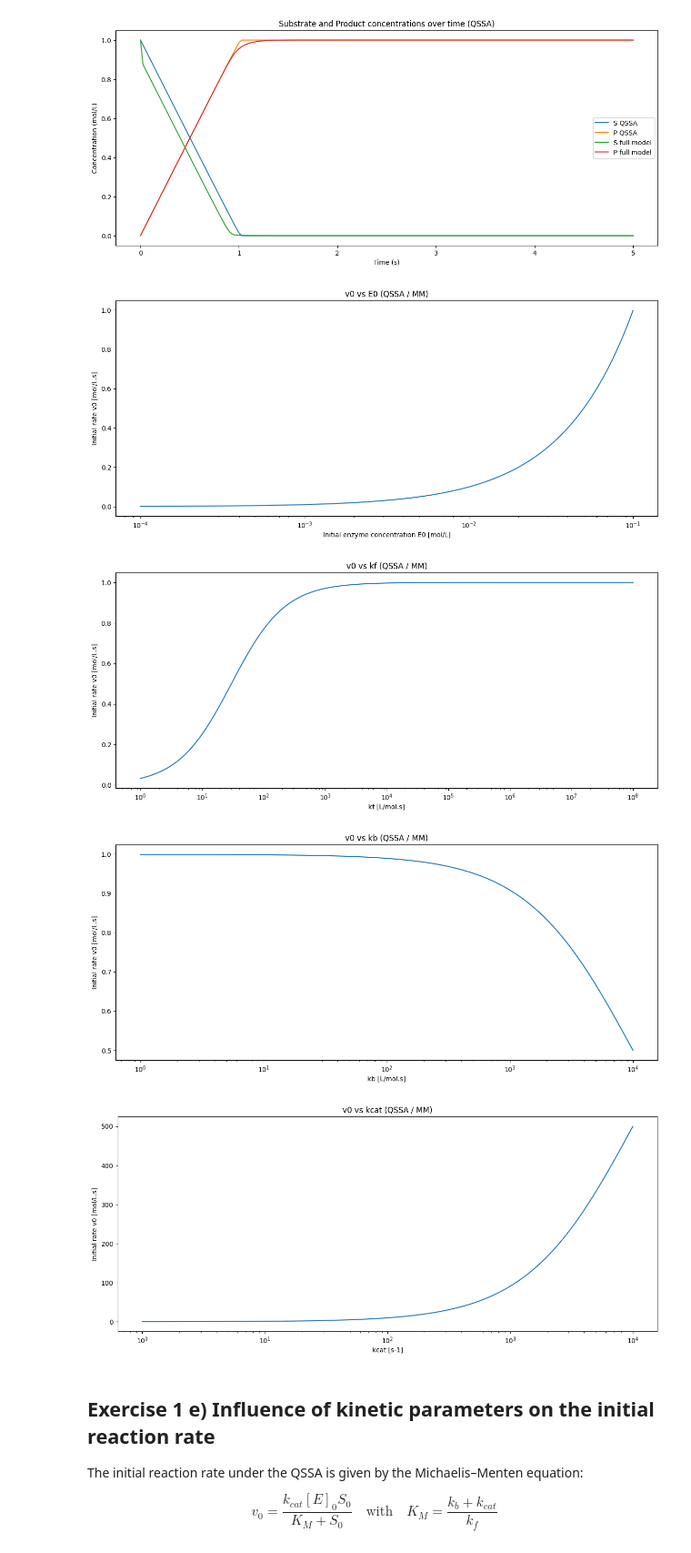
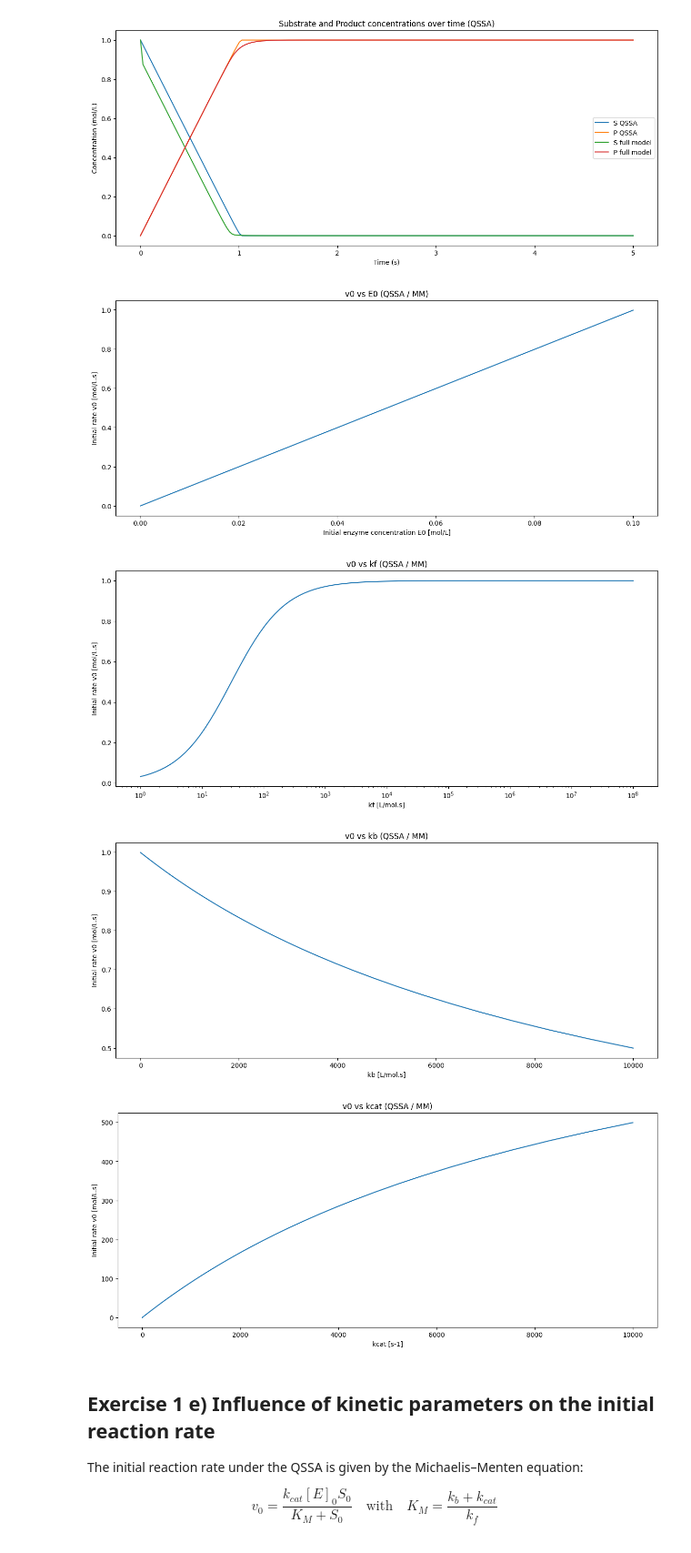
Before and after one commit to JacquesGrandjean/Bioreactor, a Jupyter notebook: Project 1/Exercice 1.ipynb, the cells around one changed output. Shown at 91% size. Saved outputs shown, nothing was run; the diff lists cells and outputs as text; code cells hidden in the pictures.

Commit message:
correction graphiques e)

```diff
--- a/Project 1/Exercice 1.ipynb
+++ b/Project 1/Exercice 1.ipynb
@@ -316,52 +316,49 @@ v_E0 = v0_mm(S0, E0_range, kf, kb, kcat)
 
 plt.figure(figsize=(15, 6))
 plt.plot(E0_range, v_E0)
-plt.xscale("log")
 plt.xlabel("Initial enzyme concentration E0 [mol/L]")
 plt.ylabel("Initial rate v0 [mol/L.s]")
 plt.title("v0 vs E0 (QSSA / MM)")
 plt.show()
 
 #2) v0 as a function of kf
-kf_range = np.logspace(0, 8, 120)  # 1 to 1e8
+kf_range = np.logspace(0, 8, 100)  # 1 to 1e8
 v_kf = v0_mm(S0, E0, kf_range, kb, kcat)
 
 plt.figure(figsize=(15, 6))
 plt.plot(kf_range, v_kf)
-plt.xscale("log")
 plt.xlabel("kf [L/mol.s]")
 plt.ylabel("Initial rate v0 [mol/L.s]")
+plt.xscale('log')
 plt.title("v0 vs kf (QSSA / MM)")
 plt.show()
 
 #3) v0 as a function of kb
 kb_range = np.logspace(0, 4, 100)  # 1 to 1e4
 v_kb = v0_mm(S0, E0, kf, kb_range, kcat)
 
 plt.figure(figsize=(15, 6))
 plt.plot(kb_range, v_kb)
-plt.xscale("log")
 plt.xlabel("kb [L/mol.s]")
 plt.ylabel("Initial rate v0 [mol/L.s]")
 plt.title("v0 vs kb (QSSA / MM)")
 plt.show()
 
 #4) v0 as a function of kcat
 kcat_range = np.logspace(0, 4, 100)  # 1 to 1e4
 v_kcat = v0_mm(S0, E0, kf, kb, kcat_range)
 
 plt.figure(figsize=(15, 6))
 plt.plot(kcat_range, v_kcat)
-plt.xscale("log")
 plt.xlabel("kcat [s-1]")
 plt.ylabel("Initial rate v0 [mol/L.s]")
 plt.title("v0 vs kcat (QSSA / MM)")
 plt.show()
 # %% [output]
-[figure, old version]
+[figure, new version]
 [figure]
-[figure, old version]
+[figure, new version]
-[figure, old version]
+[figure, new version]
 # %% [markdown]
 ## Exercise 1 e) Influence of kinetic parameters on the initial reaction rate
 
```
